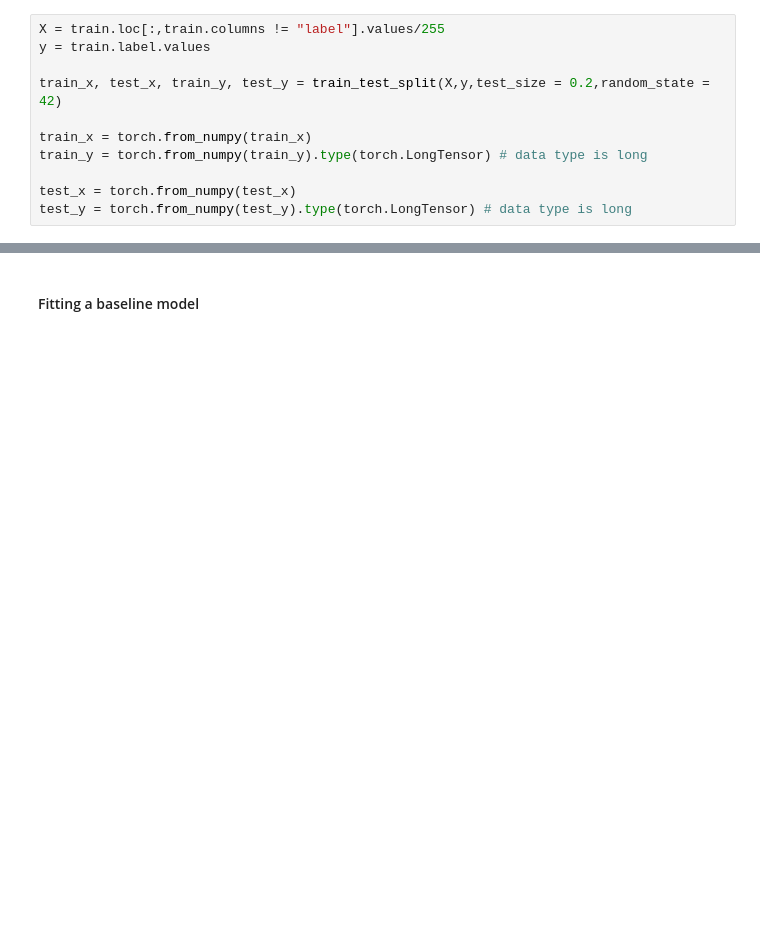
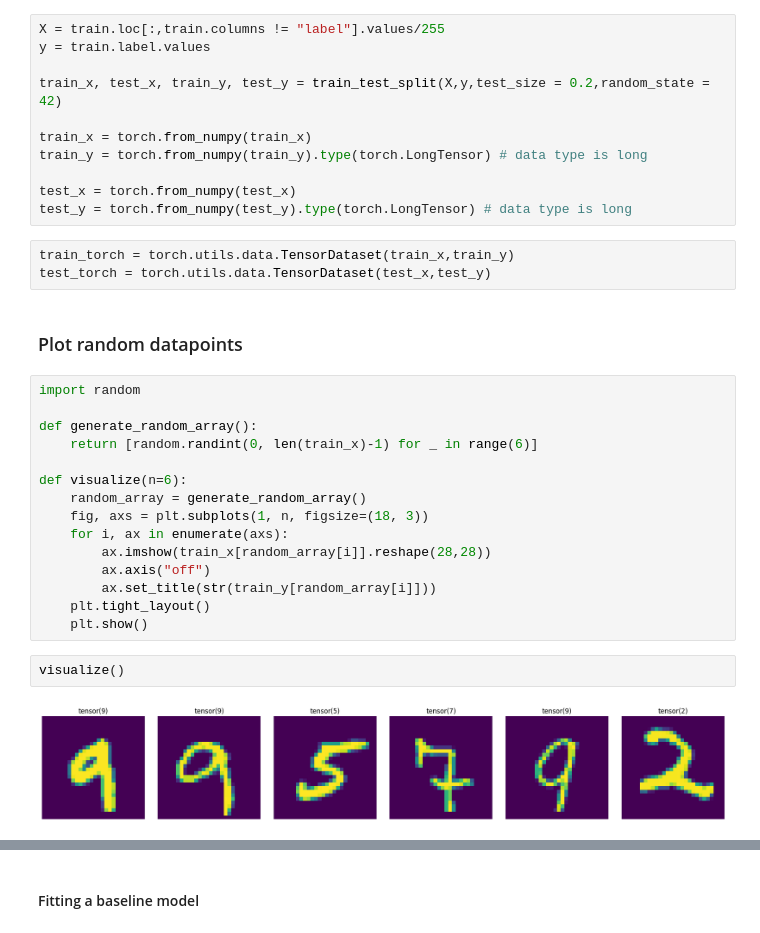
Before and after one commit to dibkb/mnist, a Jupyter notebook: mnist-dk.ipynb, the cells around one changed output, grey strips where cells are left out. Drawn from its saved outputs; the diff is of its cells as text; blank space fills up the shorter version.

Commit message:
Kaggle Notebook | mnist-dk | visualize

```diff
--- a/mnist-dk.ipynb
+++ b/mnist-dk.ipynb
@@ -59,3 +59,27 @@ train_y = torch.from_numpy(train_y).type(torch.LongTensor) # data type is long
 
 test_x = torch.from_numpy(test_x)
 test_y = torch.from_numpy(test_y).type(torch.LongTensor) # data type is long
+# %%
+train_torch = torch.utils.data.TensorDataset(train_x,train_y)
+test_torch = torch.utils.data.TensorDataset(test_x,test_y)
+# %% [markdown]
+### Plot random datapoints
+# %%
+import random
+
+def generate_random_array():
+    return [random.randint(0, len(train_x)-1) for _ in range(6)]
+
+def visualize(n=6):
+    random_array = generate_random_array()
+    fig, axs = plt.subplots(1, n, figsize=(18, 3))
+    for i, ax in enumerate(axs):
+        ax.imshow(train_x[random_array[i]].reshape(28,28))
+        ax.axis("off")
+        ax.set_title(str(train_y[random_array[i]]))
+    plt.tight_layout()
+    plt.show()
+# %%
+visualize()
+# %% [output]
+[figure, added]
```
Also changed, not shown: parts of 3 cells of this notebook.
